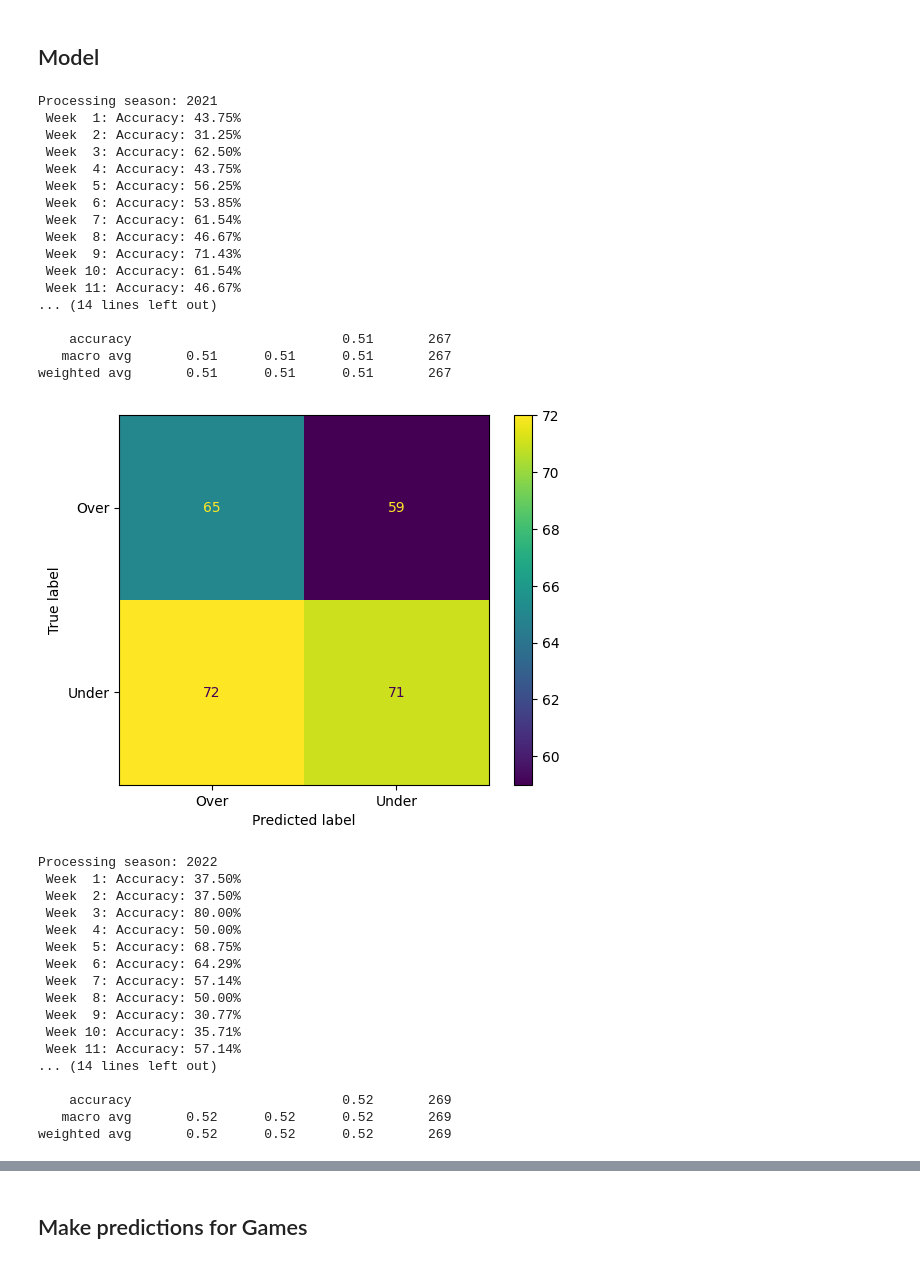
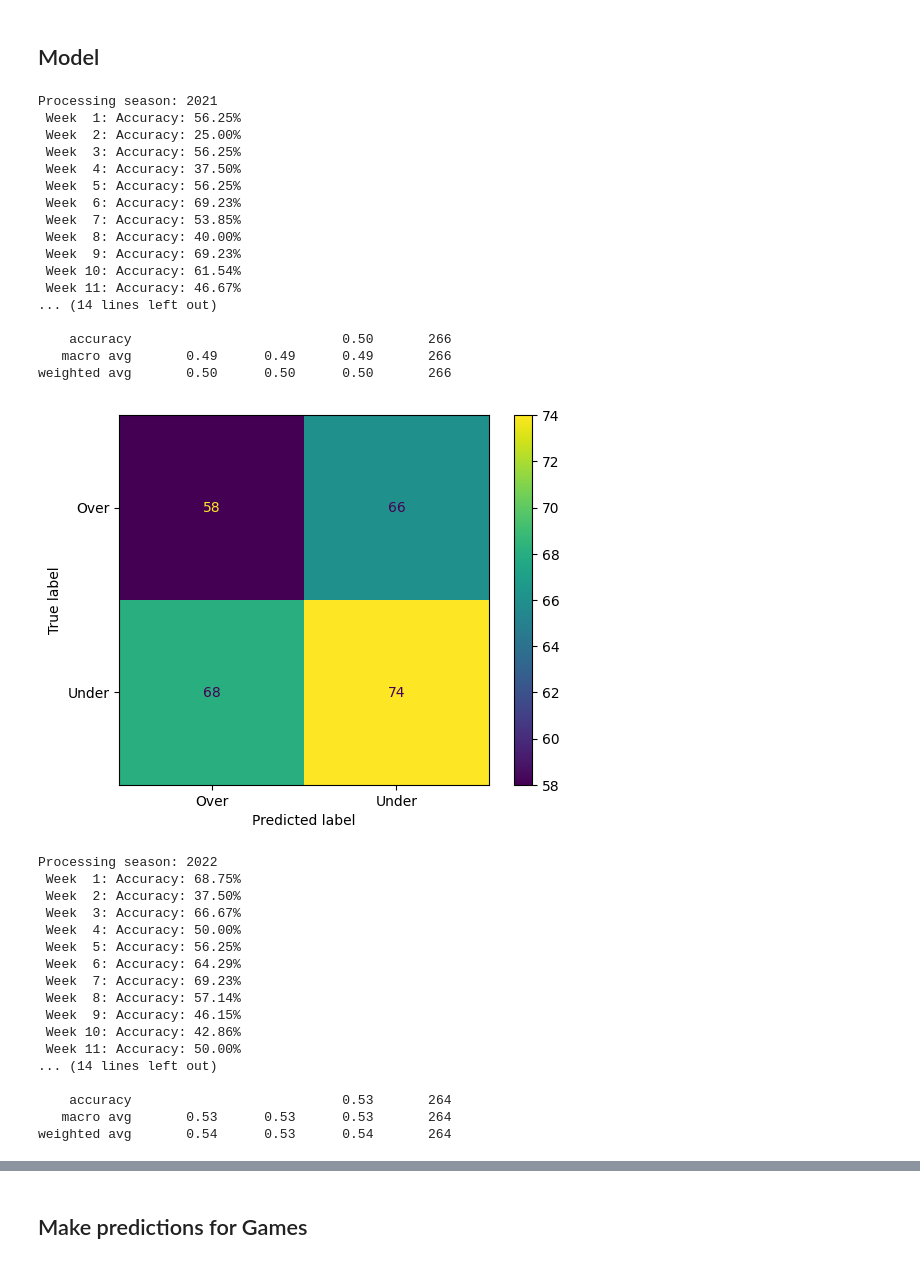
Before and after one commit to JamieYau/nfl-model, a Jupyter notebook: notebooks/nfl_model.ipynb, the cells around one changed output, grey strips where cells are left out. Cells and saved outputs as stored; diff of their text form; code cells hidden in the pictures.

```diff
--- a/notebooks/nfl_model.ipynb
+++ b/notebooks/nfl_model.ipynb
@@ -117,68 +119,86 @@ for season in [2021, 2022, 2023]:
         # Create model
         model = KNeighborsClassifier(n_neighbors=7)
 
+        # Create pipeline
+        pipeline = Pipeline([('scaler', StandardScaler()), ('model', model)])
+
         # Train model
-        clf = model.fit(X_train, y_train)
+        clf = pipeline.fit(X_train, y_train)
+
+        # Detect and remove outliers
+        pipeline2 = Pipeline([('scaler', StandardScaler()), ('lof', LocalOutlierFactor(novelty=True))])
+        pipeline2.fit(X_train)
+        # Return the outlier scores (1=inlier, -1=outlier)
+        y_test_novelty = pipeline2.predict(X_test)
+        # Remove outliers from test set
+        mask = [y==1 for y in y_test_novelty]
+        X_test = X_test[mask]
+        y_test = y_test[mask]
 
         # Make predictions
         y_pred = clf.predict(X_test)
+
+        # Override Week 1 Predictions to be Under
+        if week == 1:
+            y_test = test_df[target]
+            y_pred = [1] * len(y_test)
 
         # Get true values
         y_true = y_test
 
         # Display accuracy
         print(f"Accuracy: {accuracy_score(y_true, y_pred):.2%}")
 
         # Append predictions and true values
         y_preds.extend(y_pred)
         y_trues.extend(y_true)
 
     # Display the total accuracy score for the current season
     print(f'Season {season}: Total accuracy score={accuracy_score(y_trues, y_preds):.2%}')
 
     # Display the classification report for the current season
     print(f'\nClassification Report for {season}:')
     print(classification_report(y_trues, y_preds, target_names=['Over','Under']))
 
     # Display the confusion matrix for the current season
     cm = confusion_matrix(y_trues, y_preds)
     cm_display = ConfusionMatrixDisplay(confusion_matrix=cm, display_labels=['Over','Under'])
     cm_display.plot()
     plt.grid(False)
     plt.show()
 # %% [output]
 Processing season: 2021
- Week  1: Accuracy: 43.75%
- Week  2: Accuracy: 31.25%
- Week  3: Accuracy: 62.50%
- Week  4: Accuracy: 43.75%
+ Week  1: Accuracy: 56.25%
+ Week  2: Accuracy: 25.00%
+ Week  3: Accuracy: 56.25%
+ Week  4: Accuracy: 37.50%
  Week  5: Accuracy: 56.25%
- Week  6: Accuracy: 53.85%
- Week  7: Accuracy: 61.54%
- Week  8: Accuracy: 46.67%
- Week  9: Accuracy: 71.43%
+ Week  6: Accuracy: 69.23%
+ Week  7: Accuracy: 53.85%
+ Week  8: Accuracy: 40.00%
+ Week  9: Accuracy: 69.23%
  Week 10: Accuracy: 61.54%
  Week 11: Accuracy: 46.67%
 ... (14 lines left out)
 
-    accuracy                           0.51       267
-   macro avg       0.51      0.51      0.51       267
-weighted avg       0.51      0.51      0.51       267
+    accuracy                           0.50       266
+   macro avg       0.49      0.49      0.49       266
+weighted avg       0.50      0.50      0.50       266
-[figure, old version]
+[figure, new version]
 Processing season: 2022
- Week  1: Accuracy: 37.50%
+ Week  1: Accuracy: 68.75%
  Week  2: Accuracy: 37.50%
- Week  3: Accuracy: 80.00%
+ Week  3: Accuracy: 66.67%
  Week  4: Accuracy: 50.00%
- Week  5: Accuracy: 68.75%
+ Week  5: Accuracy: 56.25%
  Week  6: Accuracy: 64.29%
- Week  7: Accuracy: 57.14%
- Week  8: Accuracy: 50.00%
- Week  9: Accuracy: 30.77%
- Week 10: Accuracy: 35.71%
- Week 11: Accuracy: 57.14%
+ Week  7: Accuracy: 69.23%
+ Week  8: Accuracy: 57.14%
+ Week  9: Accuracy: 46.15%
+ Week 10: Accuracy: 42.86%
+ Week 11: Accuracy: 50.00%
 ... (14 lines left out)
 
-    accuracy                           0.52       269
-   macro avg       0.52      0.52      0.52       269
-weighted avg       0.52      0.52      0.52       269
+    accuracy                           0.53       264
+   macro avg       0.53      0.53      0.53       264
+weighted avg       0.54      0.53      0.54       264
```
Also changed, not shown: parts of 4 cells of this notebook.
